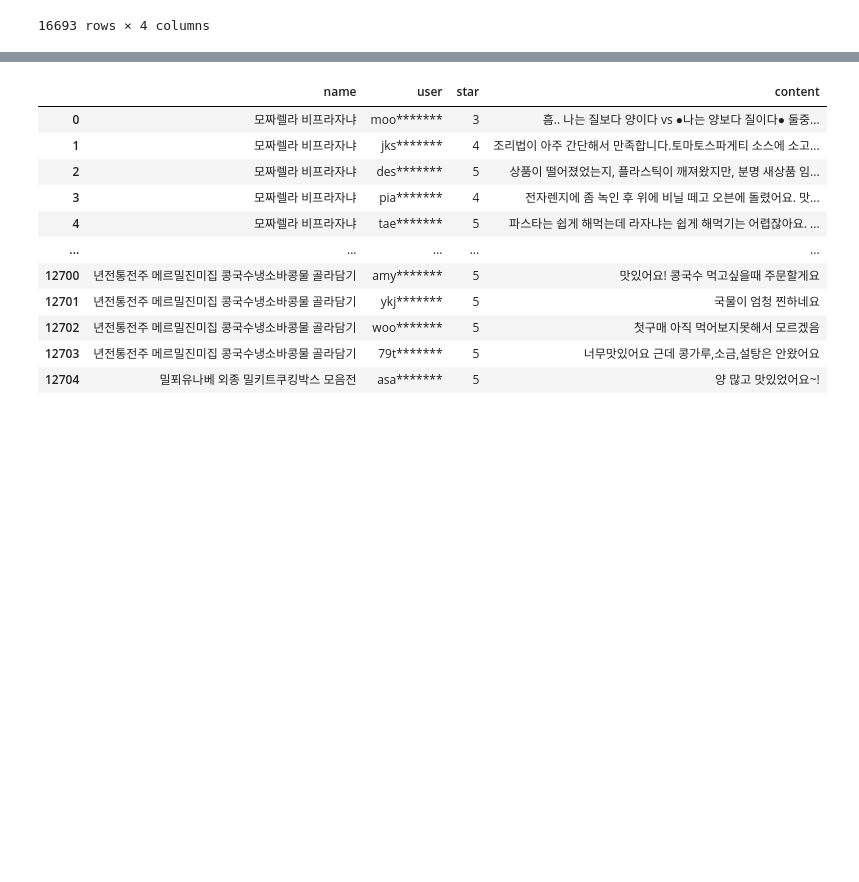
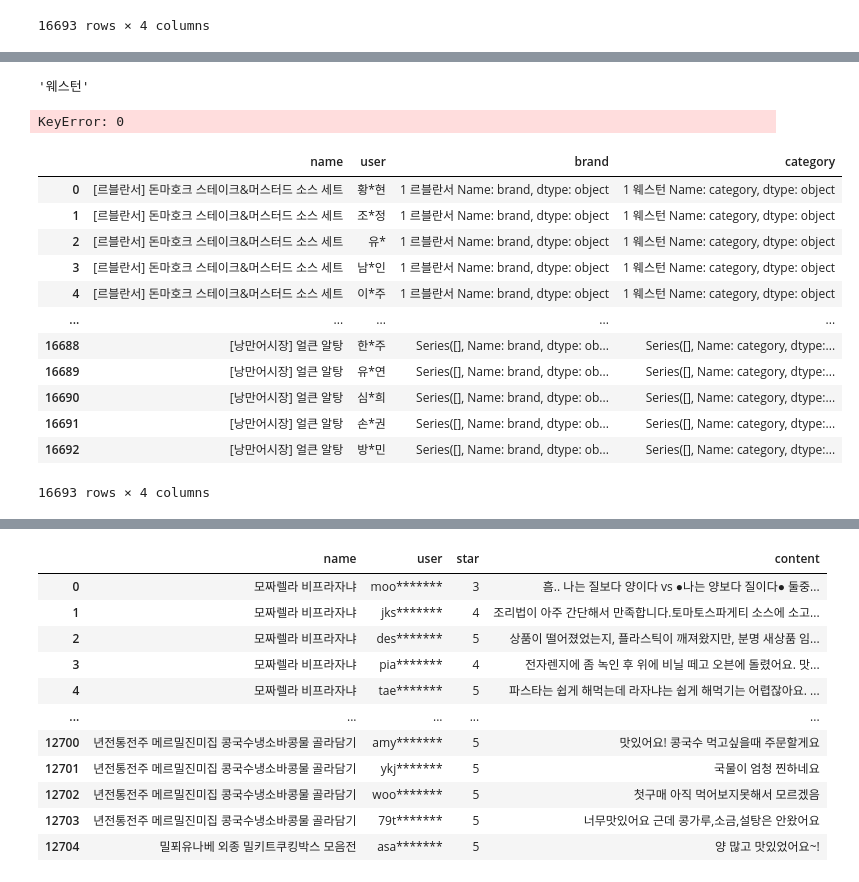
Before and after one commit to Haebuk/Mealkit_Recommendation, a Jupyter notebook: test.ipynb, the cells around one changed output, grey strips where cells are left out. Drawn from its saved outputs; the diff is of its cells as text; code cells hidden in the pictures; blank space fills up the shorter version.

```diff
--- a/test.ipynb
+++ b/test.ipynb
@@ -100,6 +30,12 @@ with open('/Users/hyojin/Mealkit_Recommendation/data/마켓컬리리뷰_1024_dro
     kurly_reviews['user'] = users
     kurly_reviews['star'] = stars
     kurly_reviews['content'] = contents
+# %%
+from utils.data_frame import Data_frame
+DF = Data_frame('마켓컬리','리뷰')
+kurly_reviews = DF.get_DF()
+DF2 = Data_frame('마켓컬리','정보')
+kurly_infos = DF2.get_DF()
 # %%
 kurly_reviews
 # %% [output]
@@ -137,0 +55,2 @@ kurly_infos
+# %%
+kurly_data = kurly_reviews[['name','user']]
@@ -137,0 +73,31 @@ kurly_infos
+# %%
+kurly_infos[kurly_infos['name']==kurly_reviews['name'][0]]['category'][1]
+# %% [output]
+'웨스턴'
+# %%
+brands = []
+categories = []
+for name in kurly_reviews['name']:
+    brands.append(kurly_infos[kurly_infos['name']==name]['brand'][1])
+    categories.append(kurly_infos[kurly_infos['name']==name]['category'][1])
+# kurly_data['brand'] = brands
+# kurly_data['category'] = categories
+# kurly_data
+# %% [output]
+KeyError: 0
+# %%
+kurly_data
+# %% [output]
+|  | name | user | brand | category |
+| 0 | [르블란서] 돈마호크 스테이크&머스터드 소스 세트 | 황*현 | 1 르블란서 Name: brand, dtype: object | 1 웨스턴 Name: category, dtype: object |
+| 1 | [르블란서] 돈마호크 스테이크&머스터드 소스 세트 | 조*정 | 1 르블란서 Name: brand, dtype: object | 1 웨스턴 Name: category, dtype: object |
+| 2 | [르블란서] 돈마호크 스테이크&머스터드 소스 세트 | 유* | 1 르블란서 Name: brand, dtype: object | 1 웨스턴 Name: category, dtype: object |
+| 3 | [르블란서] 돈마호크 스테이크&머스터드 소스 세트 | 남*인 | 1 르블란서 Name: brand, dtype: object | 1 웨스턴 Name: category, dtype: object |
+| 4 | [르블란서] 돈마호크 스테이크&머스터드 소스 세트 | 이*주 | 1 르블란서 Name: brand, dtype: object | 1 웨스턴 Name: category, dtype: object |
+| ... | ... | ... | ... | ... |
+| 16688 | [낭만어시장] 얼큰 알탕 | 한*주 | Series([], Name: brand, dtype: ob... | Series([], Name: category, dtype:... |
+| 16689 | [낭만어시장] 얼큰 알탕 | 유*연 | Series([], Name: brand, dtype: ob... | Series([], Name: category, dtype:... |
+| 16690 | [낭만어시장] 얼큰 알탕 | 심*희 | Series([], Name: brand, dtype: ob... | Series([], Name: category, dtype:... |
+| 16691 | [낭만어시장] 얼큰 알탕 | 손*권 | Series([], Name: brand, dtype: ob... | Series([], Name: category, dtype:... |
+| 16692 | [낭만어시장] 얼큰 알탕 | 방*민 | Series([], Name: brand, dtype: ob... | Series([], Name: category, dtype:... |
+16693 rows × 4 columns
```
Also changed, not shown: parts of 22 cells of this notebook, 2 other files.
